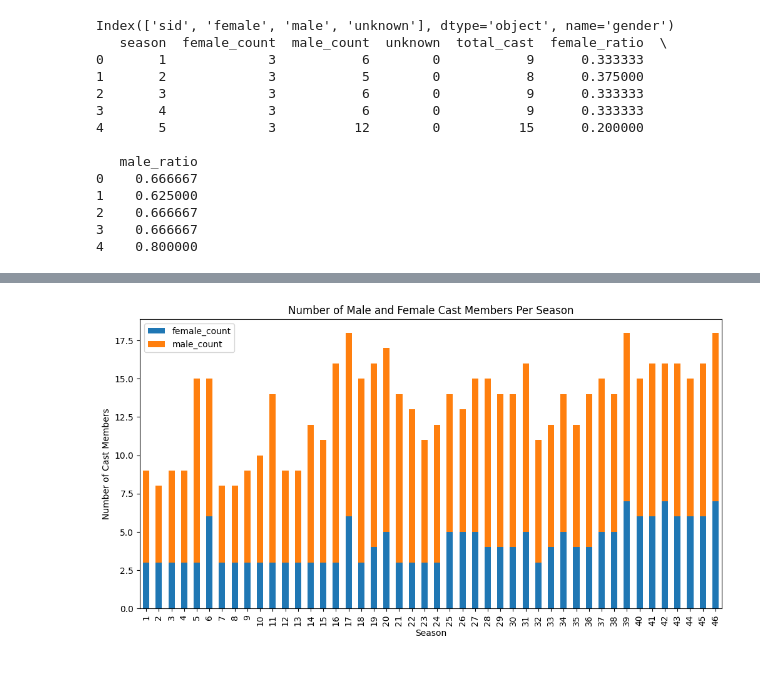
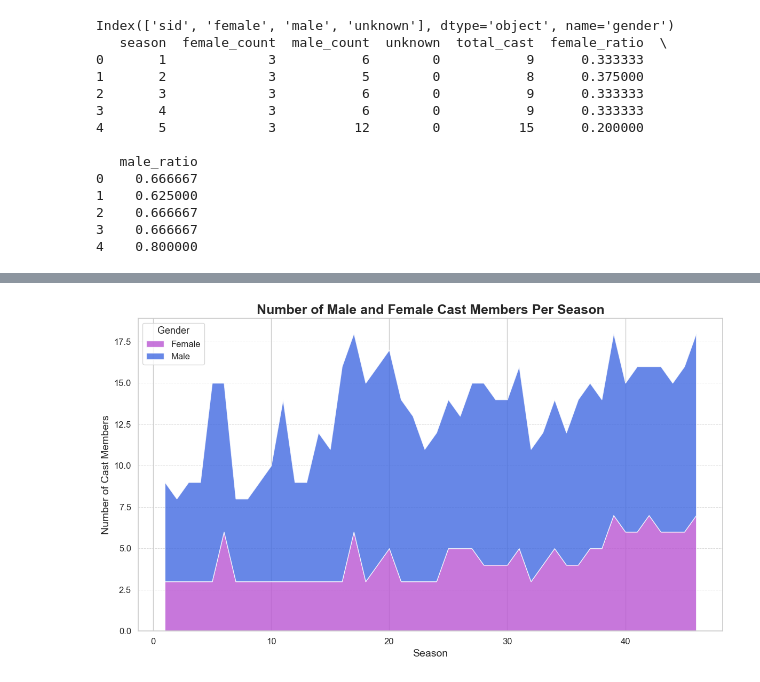
Before and after one commit to roshnik1/snl-analytics, a Jupyter notebook: cast_analytics.ipynb, the cells around one changed output, grey strips where cells are left out. Saved outputs shown, nothing was run; the diff lists cells and outputs as text; code cells hidden in the pictures.

```diff
--- a/cast_analytics.ipynb
+++ b/cast_analytics.ipynb
@@ -350,8 +389,43 @@ plt.show()
-# %%
-gender_counts.set_index('season')[['female_count', 'male_count']].plot(kind='bar', stacked=True, figsize=(12, 6))
-plt.title('Number of Male and Female Cast Members Per Season')
-plt.xlabel('Season')
-plt.ylabel('Number of Cast Members')
-plt.show()
-# %% [output]
-[figure, removed]
+# %%
+import matplotlib.pyplot as plt
+import seaborn as sns
+
+# Set Seaborn style for a modern look
+sns.set(style='whitegrid')
+
+# Plot stacked area chart
+plt.figure(figsize=(12, 7))
+
+# Plot stacked area chart for male and female counts
+plt.stackplot(gender_counts['season'],
+              gender_counts['female_count'],
+              gender_counts['male_count'],
+              labels=['Female', 'Male'],
+              colors=['mediumorchid', 'royalblue'],
+              alpha=0.8)
+
+# Set the title and axis labels with larger fonts and bold style
+plt.title('Number of Male and Female Cast Members Per Season', fontsize=18, fontweight='bold')
+plt.xlabel('Season', fontsize=14)
+plt.ylabel('Number of Cast Members', fontsize=14)
+
+# Customize the legend
+plt.legend(loc='upper left', title='Gender', title_fontsize=13, fontsize=12)
+
+# Customize the grid for better visibility
+plt.grid(True, which='both', axis='y', linestyle='--', linewidth=0.7, alpha=0.7)
+
+# Customize the ticks for clarity
+plt.xticks(fontsize=12)
+plt.yticks(fontsize=12)
+
+# Use tight layout for better spacing
+plt.tight_layout()
+
+# Save the plot as a PNG file
+plt.savefig('images/gender_analytics.png', dpi=300, bbox_inches='tight')
+
+# Show the plot
+plt.show()
+# %% [output]
+[figure, added]
```
Also changed, not shown: parts of 3 cells of this notebook, 5 other files.
